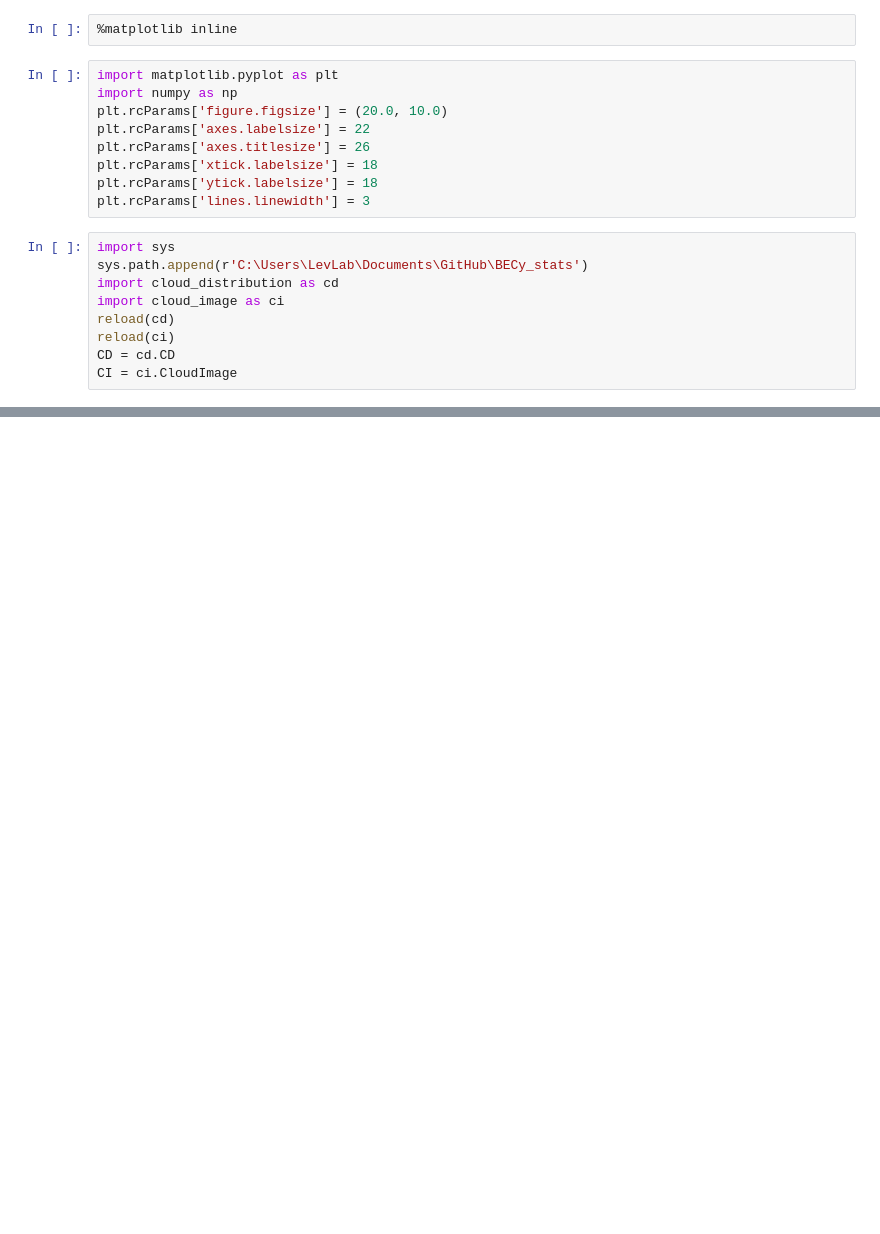
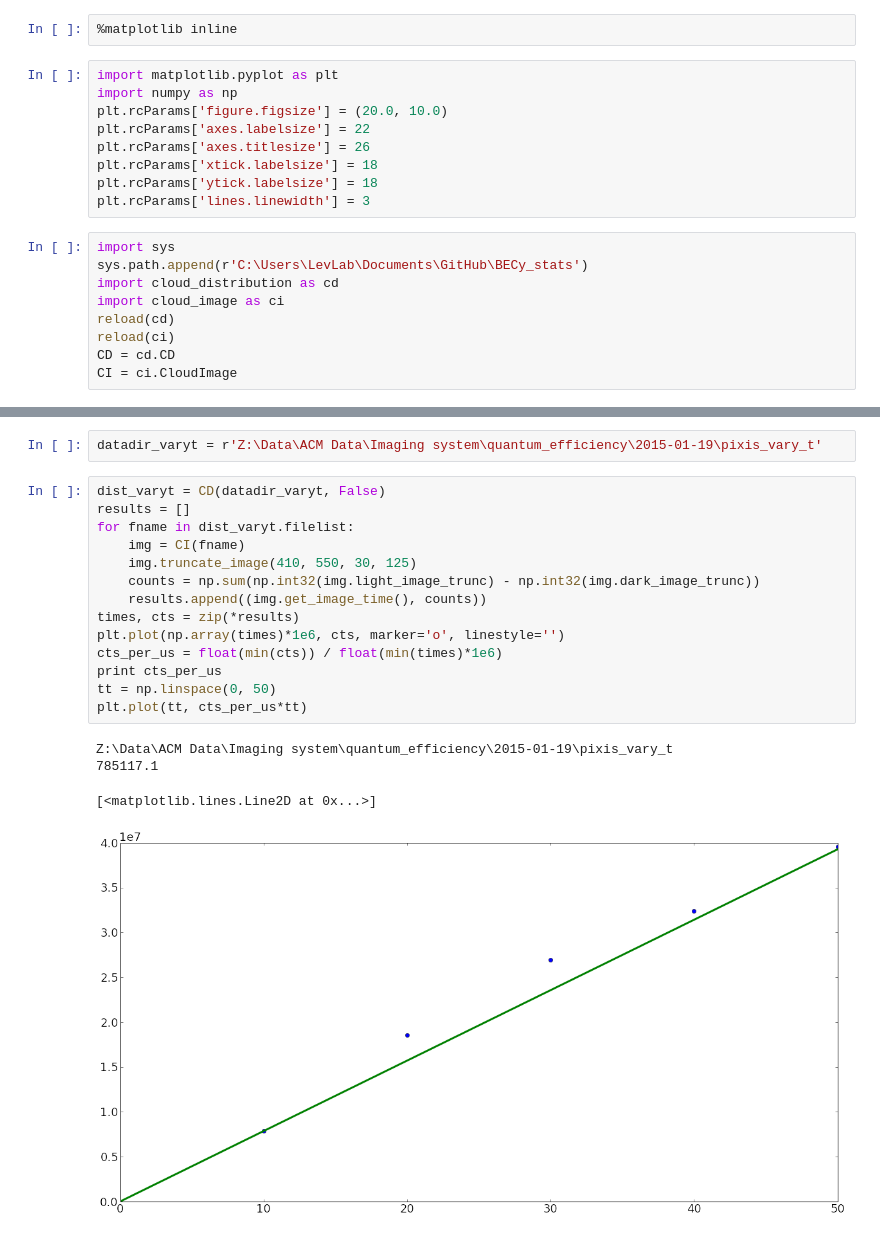
Before and after one commit to levlab-atomchip/BECy_stats, a Jupyter notebook: notebooks/pixis_quantum_efficiency.ipynb, the cells around one changed output, grey strips where cells are left out. Cells and saved outputs as stored; diff of their text form; blank space fills up the shorter version.

```diff
--- a/notebooks/pixis_quantum_efficiency.ipynb
+++ b/notebooks/pixis_quantum_efficiency.ipynb
@@ -52,0 +56,21 @@ print qe
+# %%
+datadir_varyt = r'Z:\Data\ACM Data\Imaging system\quantum_efficiency\2015-01-19\pixis_vary_t'
+# %%
+dist_varyt = CD(datadir_varyt, False)
+results = []
+for fname in dist_varyt.filelist:
+    img = CI(fname)
+    img.truncate_image(410, 550, 30, 125)
+    counts = np.sum(np.int32(img.light_image_trunc) - np.int32(img.dark_image_trunc))
+    results.append((img.get_image_time(), counts))
+times, cts = zip(*results)
+plt.plot(np.array(times)*1e6, cts, marker='o', linestyle='')
+cts_per_us = float(min(cts)) / float(min(times)*1e6)
+print cts_per_us
+tt = np.linspace(0, 50)
+plt.plot(tt, cts_per_us*tt)
+# %% [output]
+Z:\Data\ACM Data\Imaging system\quantum_efficiency\2015-01-19\pixis_vary_t
+785117.1
+[<matplotlib.lines.Line2D at 0x...>]
+[figure, added]
```
Also changed, not shown: parts of 5 cells of this notebook, 10 other files.
